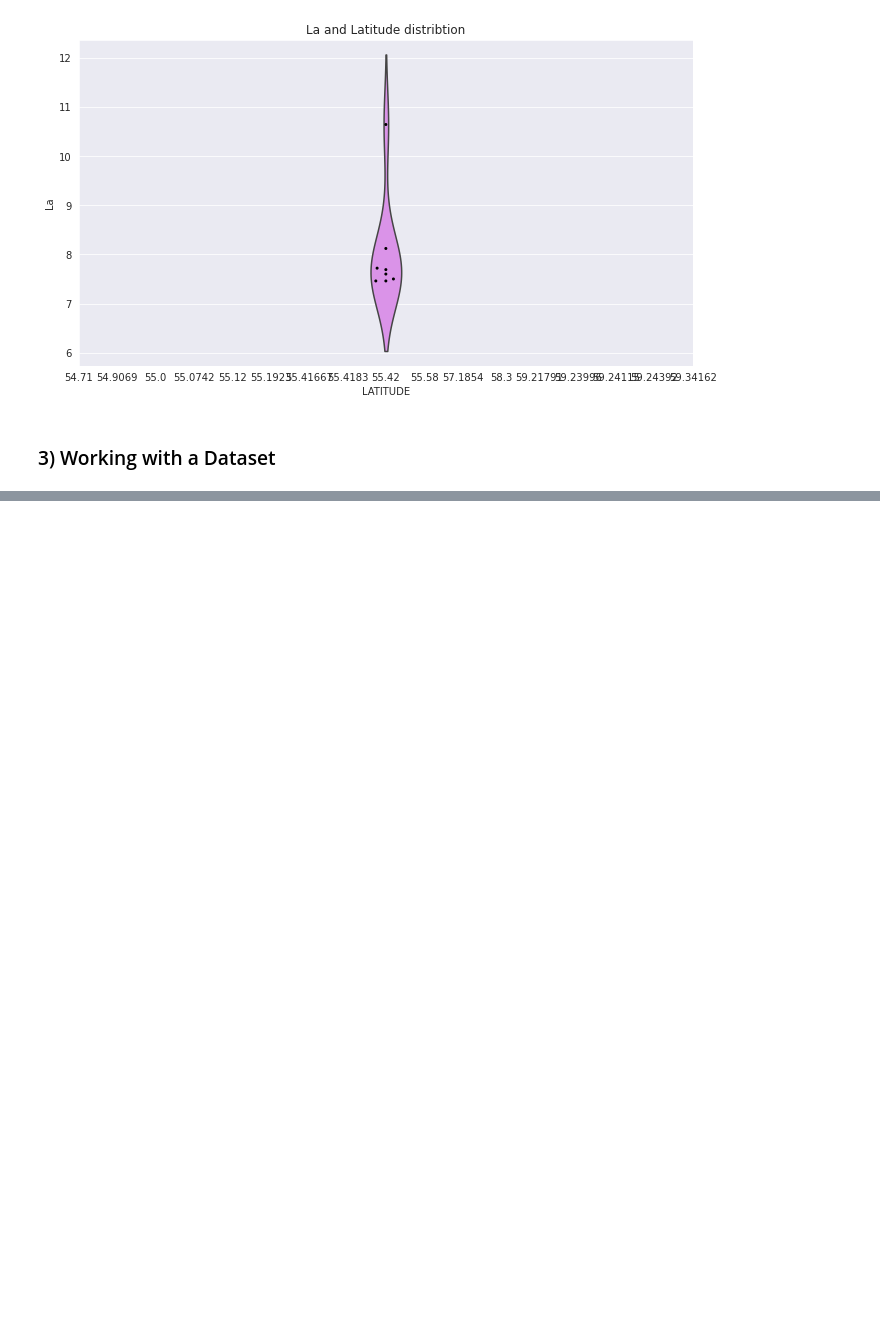
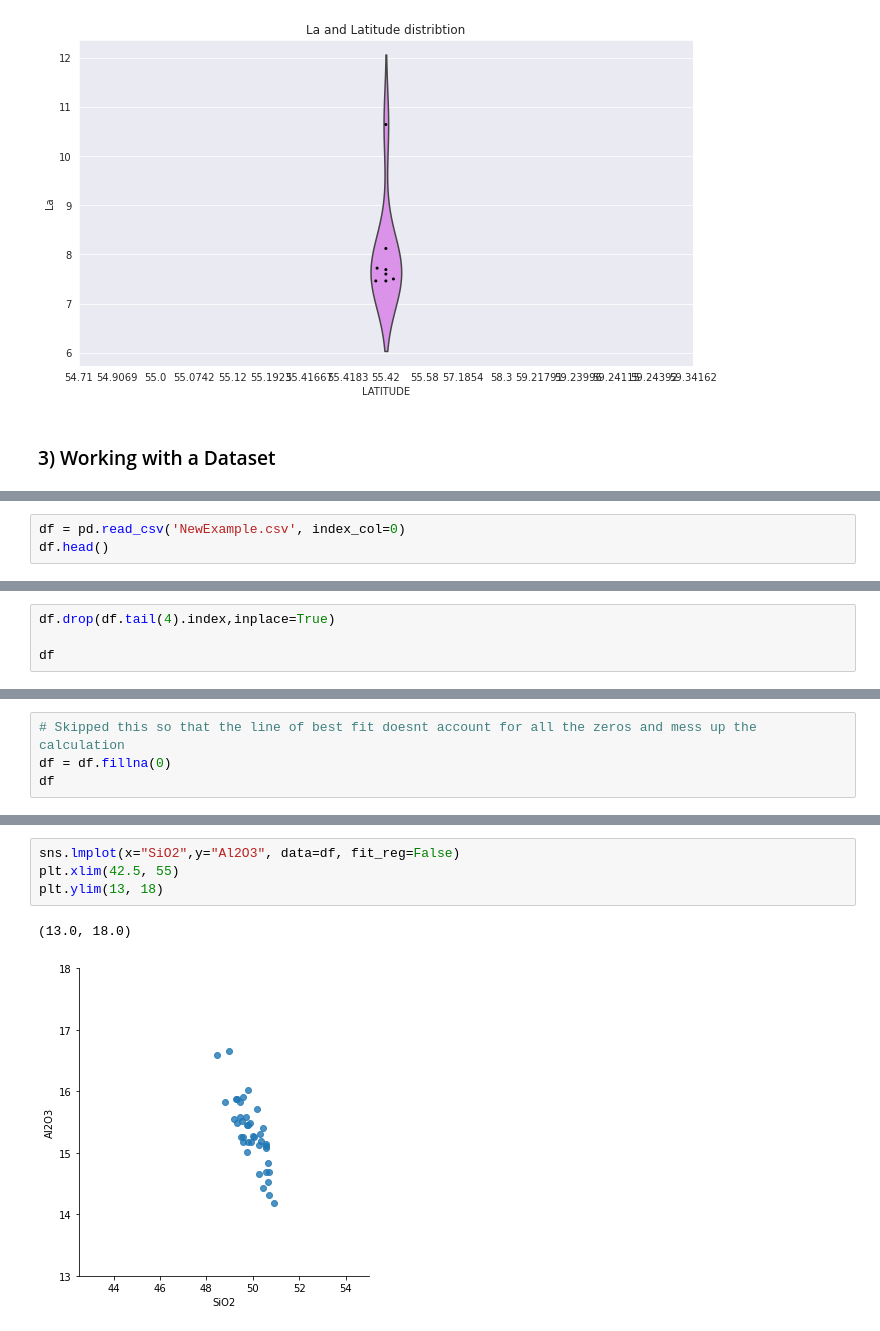
Before and after one commit to CCNY-Earthchem-Projects/geochem-ds, a Jupyter notebook: notebooks/Notebook 3/3. Seaborn Deep Dive.ipynb, the cells around one changed output, grey strips where cells are left out. Saved outputs shown, nothing was run; the diff lists cells and outputs as text; blank space fills up the shorter version.

```diff
--- a/notebooks/Notebook 3/3. Seaborn Deep Dive.ipynb
+++ b/notebooks/Notebook 3/3. Seaborn Deep Dive.ipynb
@@ -141,0 +144,3 @@ Text(0.5, 1.0, 'La and Latitude distribtion')
+# %%
+df = pd.read_csv('NewExample.csv', index_col=0)
+df.head()
@@ -141,0 +167,4 @@ Text(0.5, 1.0, 'La and Latitude distribtion')
+# %%
+df.drop(df.tail(4).index,inplace=True)
+
+df
@@ -141,0 +186,4 @@ Text(0.5, 1.0, 'La and Latitude distribtion')
+# %%
+# Skipped this so that the line of best fit doesnt account for all the zeros and mess up the calculation
+df = df.fillna(0)
+df
@@ -141,0 +241,7 @@ Text(0.5, 1.0, 'La and Latitude distribtion')
+# %%
+sns.lmplot(x="SiO2",y="Al2O3", data=df, fit_reg=False)
+plt.xlim(42.5, 55)
+plt.ylim(13, 18)
+# %% [output]
+(13.0, 18.0)
+[figure, added]
```
Also changed, not shown: parts of 10 cells of this notebook, 2 other files.
